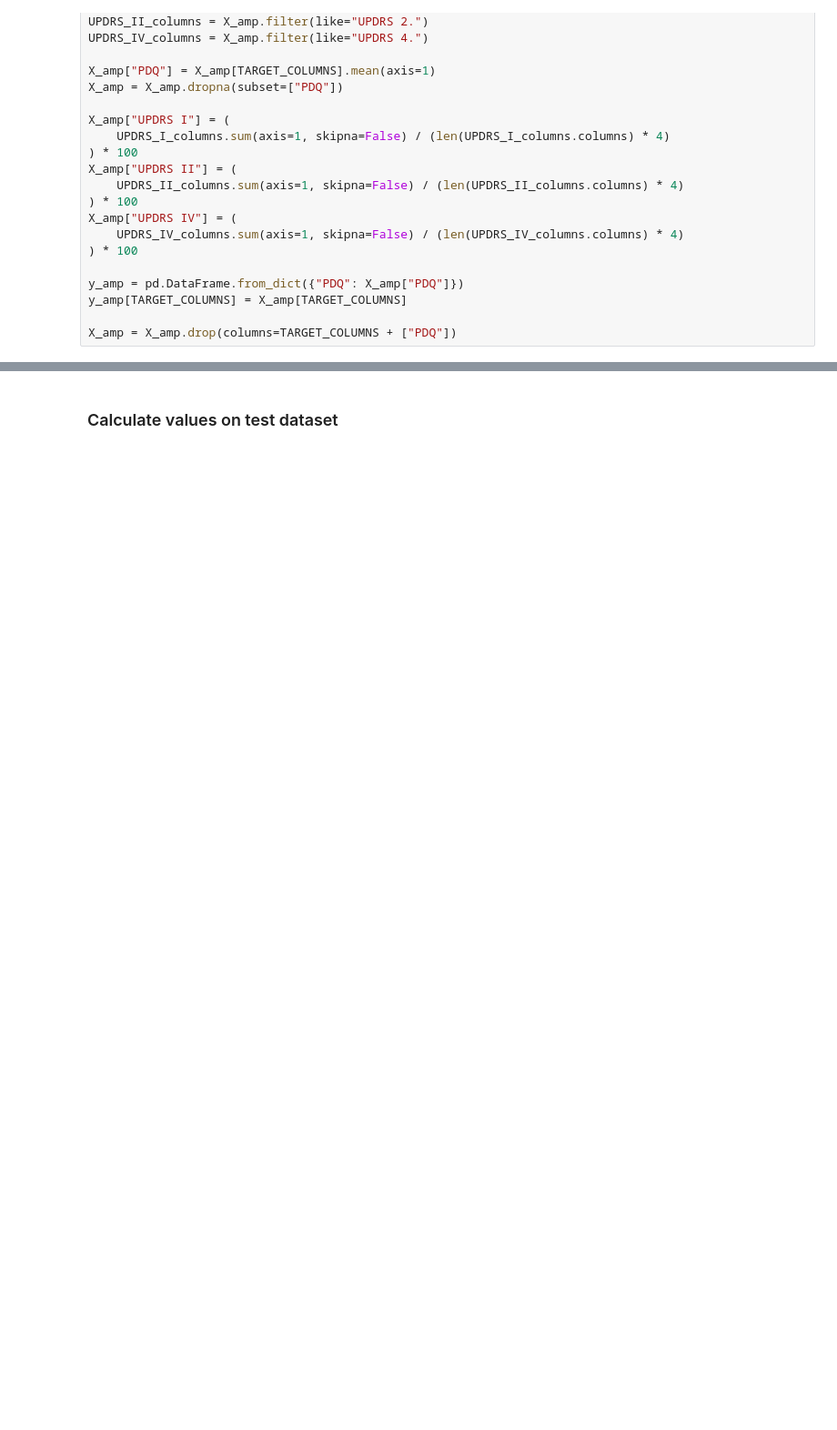
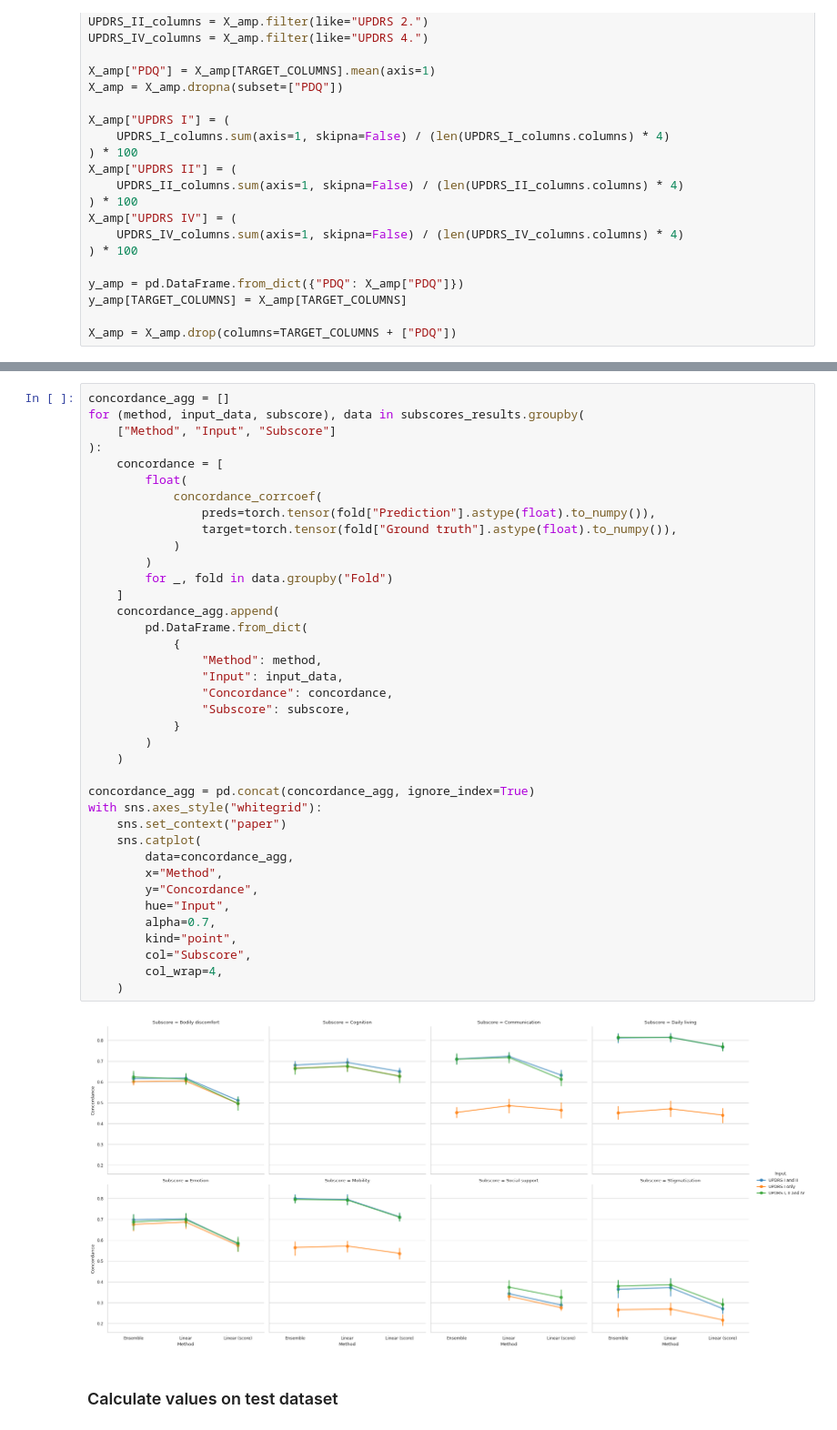
Before and after one commit to UKEIAM/de.uke.iam.parkinson.vae_longitudinal, a Jupyter notebook: src/vae.ipynb, the cells around one changed output, grey strips where cells are left out. Shown at 91% size. Cells and saved outputs as stored; diff of their text form; blank space fills up the shorter version.

```diff
--- a/src/vae.ipynb
+++ b/src/vae.ipynb
@@ -428,3 +511,43 @@ with sns.axes_style("whitegrid"):
+# %%
+concordance_agg = []
+for (method, input_data, subscore), data in subscores_results.groupby(
+    ["Method", "Input", "Subscore"]
+):
+    concordance = [
+        float(
+            concordance_corrcoef(
+                preds=torch.tensor(fold["Prediction"].astype(float).to_numpy()),
+                target=torch.tensor(fold["Ground truth"].astype(float).to_numpy()),
+            )
+        )
+        for _, fold in data.groupby("Fold")
+    ]
+    concordance_agg.append(
+        pd.DataFrame.from_dict(
+            {
+                "Method": method,
+                "Input": input_data,
+                "Concordance": concordance,
+                "Subscore": subscore,
+            }
+        )
+    )
+
+concordance_agg = pd.concat(concordance_agg, ignore_index=True)
+with sns.axes_style("whitegrid"):
+    sns.set_context("paper")
+    sns.catplot(
+        data=concordance_agg,
+        x="Method",
+        y="Concordance",
+        hue="Input",
+        alpha=0.7,
+        kind="point",
+        col="Subscore",
+        col_wrap=4,
+    )
+# %% [output]
+[figure, added]
 # %% [markdown]
 ### Calculate values on test dataset
 # %%
```
Also changed, not shown: parts of 13 cells of this notebook.
